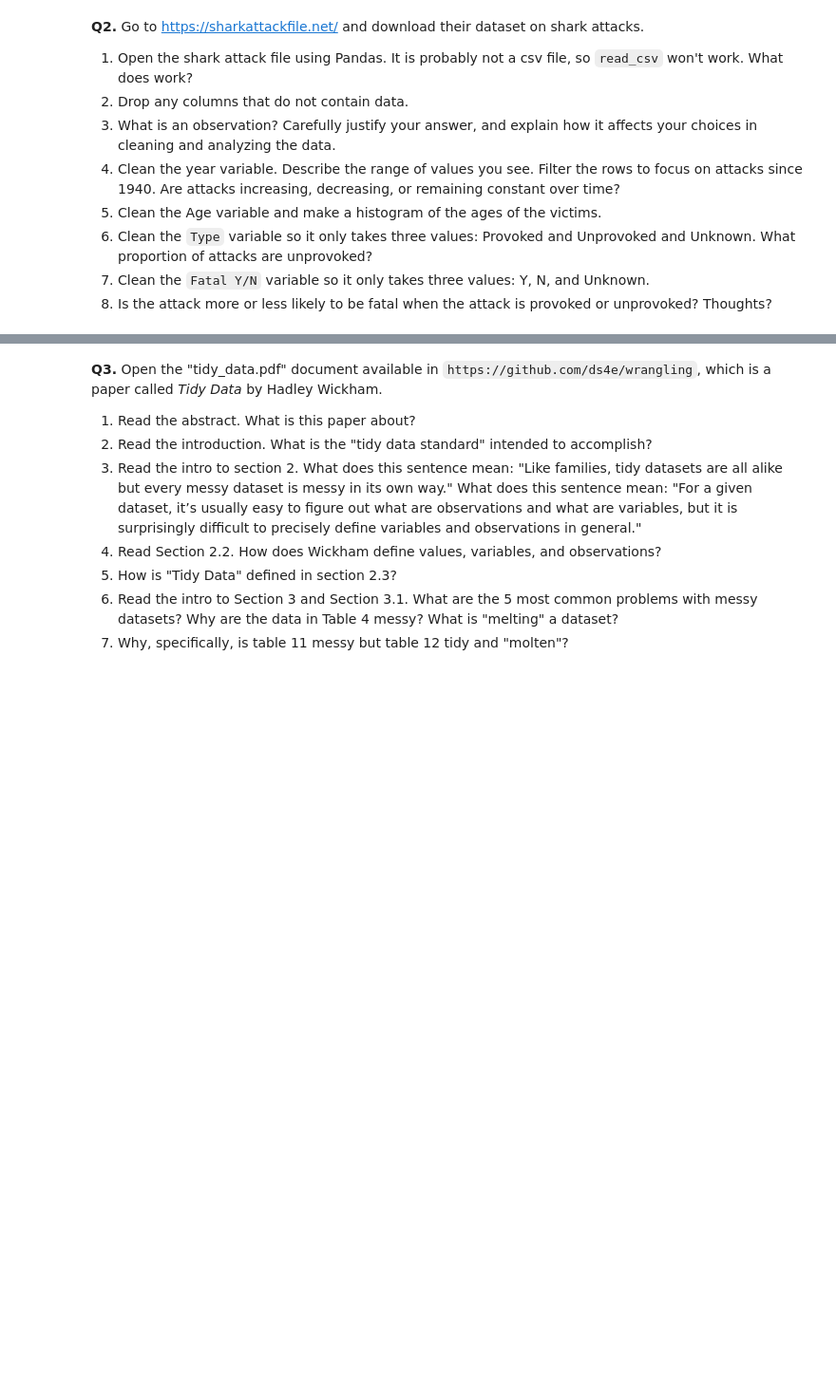
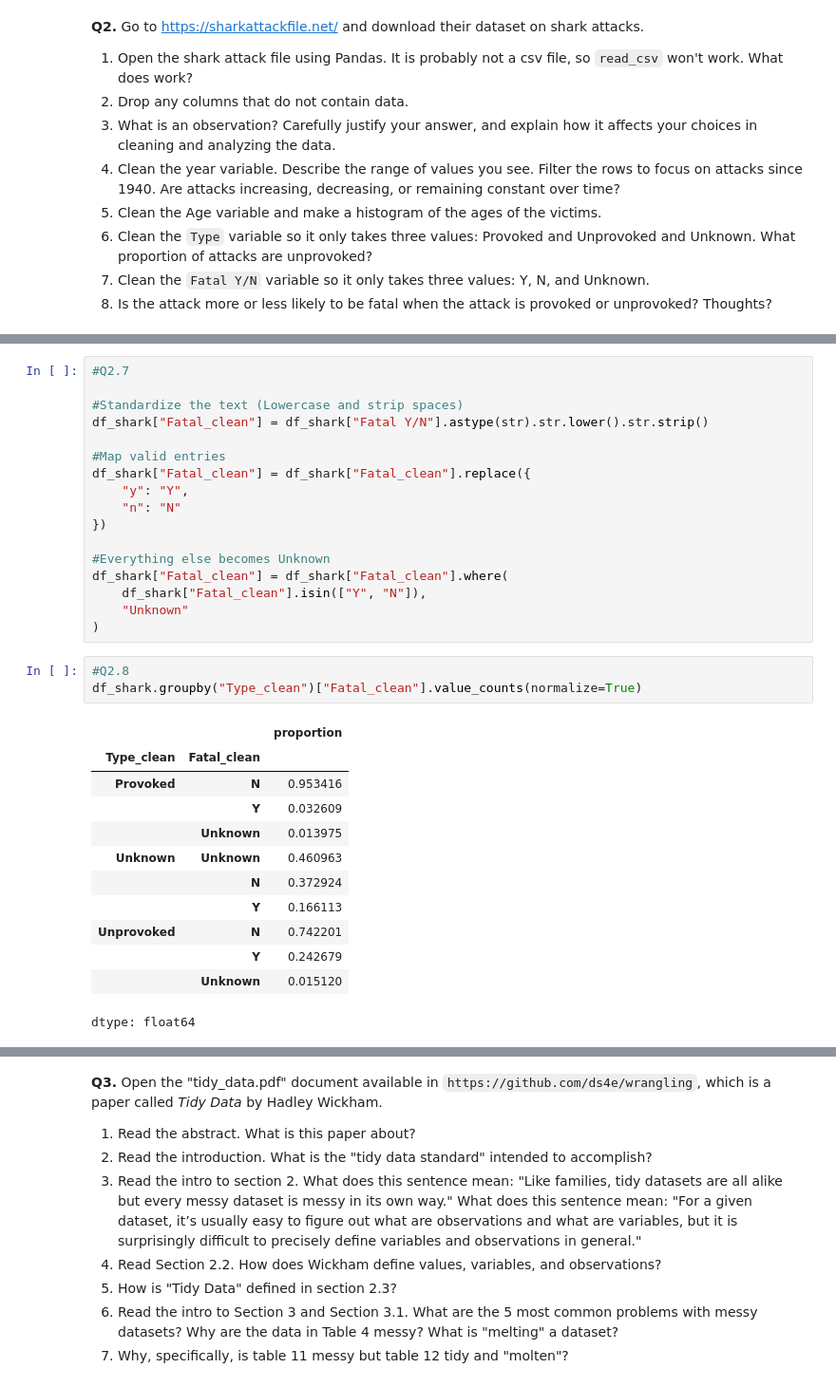
Before and after one commit to namithatholasi/undergrad_ml_assignments, a Jupyter notebook: 01_assignment_wrangling_and_eda.ipynb, the cells around one changed output, grey strips where cells are left out. Shown at 95% size. Drawn from its saved outputs; the diff is of its cells as text; blank space fills up the shorter version.

```diff
--- a/01_assignment_wrangling_and_eda.ipynb
+++ b/01_assignment_wrangling_and_eda.ipynb
@@ -116,0 +272,33 @@ I cleaned the subject-
+# %%
+#Q2.7
+
+#Standardize the text (Lowercase and strip spaces)
+df_shark["Fatal_clean"] = df_shark["Fatal Y/N"].astype(str).str.lower().str.strip()
+
+#Map valid entries
+df_shark["Fatal_clean"] = df_shark["Fatal_clean"].replace({
+    "y": "Y",
+    "n": "N"
+})
+
+#Everything else becomes Unknown
+df_shark["Fatal_clean"] = df_shark["Fatal_clean"].where(
+    df_shark["Fatal_clean"].isin(["Y", "N"]),
+    "Unknown"
+)
+# %%
+#Q2.8
+df_shark.groupby("Type_clean")["Fatal_clean"].value_counts(normalize=True)
+# %% [output]
+|  |  | proportion |
+| Type_clean | Fatal_clean |  |
+| Provoked | N | 0.953416 |
+|  | Y | 0.032609 |
+|  | Unknown | 0.013975 |
+| Unknown | Unknown | 0.460963 |
+|  | N | 0.372924 |
+|  | Y | 0.166113 |
+| Unprovoked | N | 0.742201 |
+|  | Y | 0.242679 |
+|  | Unknown | 0.015120 |
+dtype: float64
```
Also changed, not shown: parts of 25 cells of this notebook.
